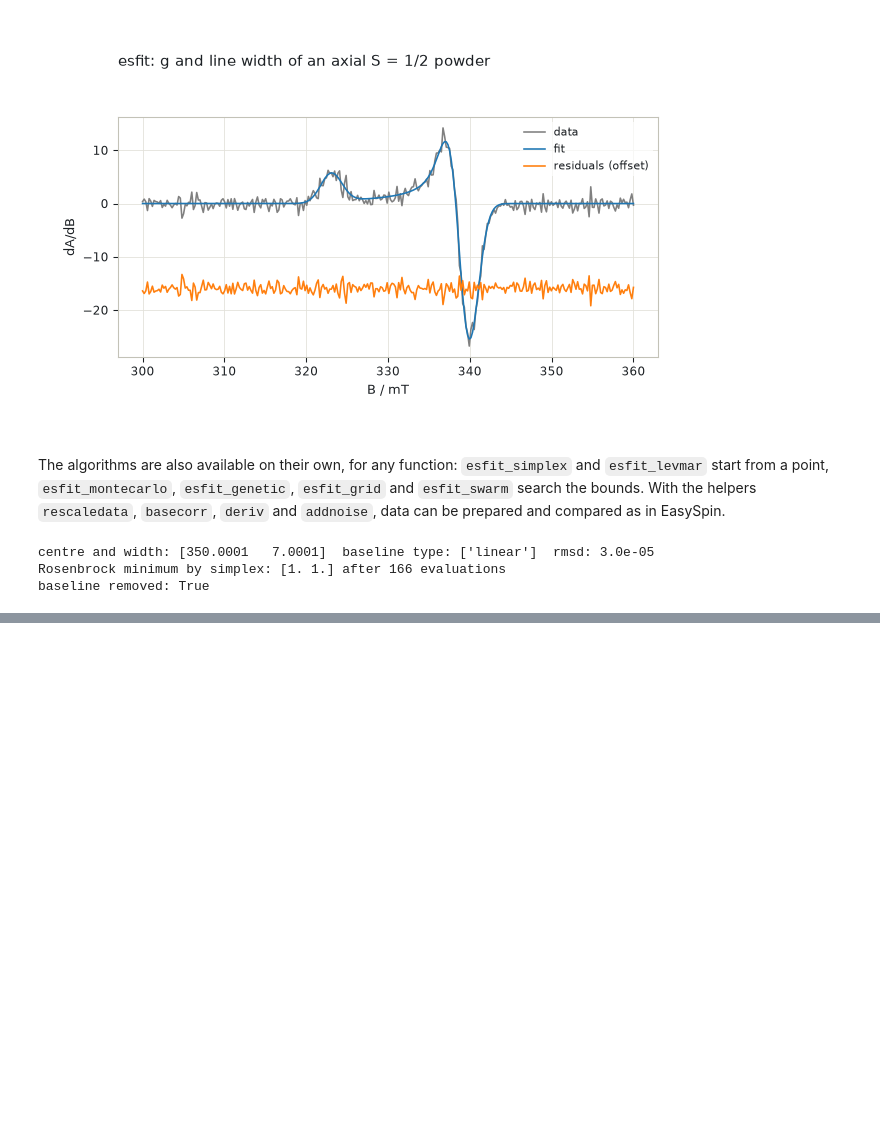
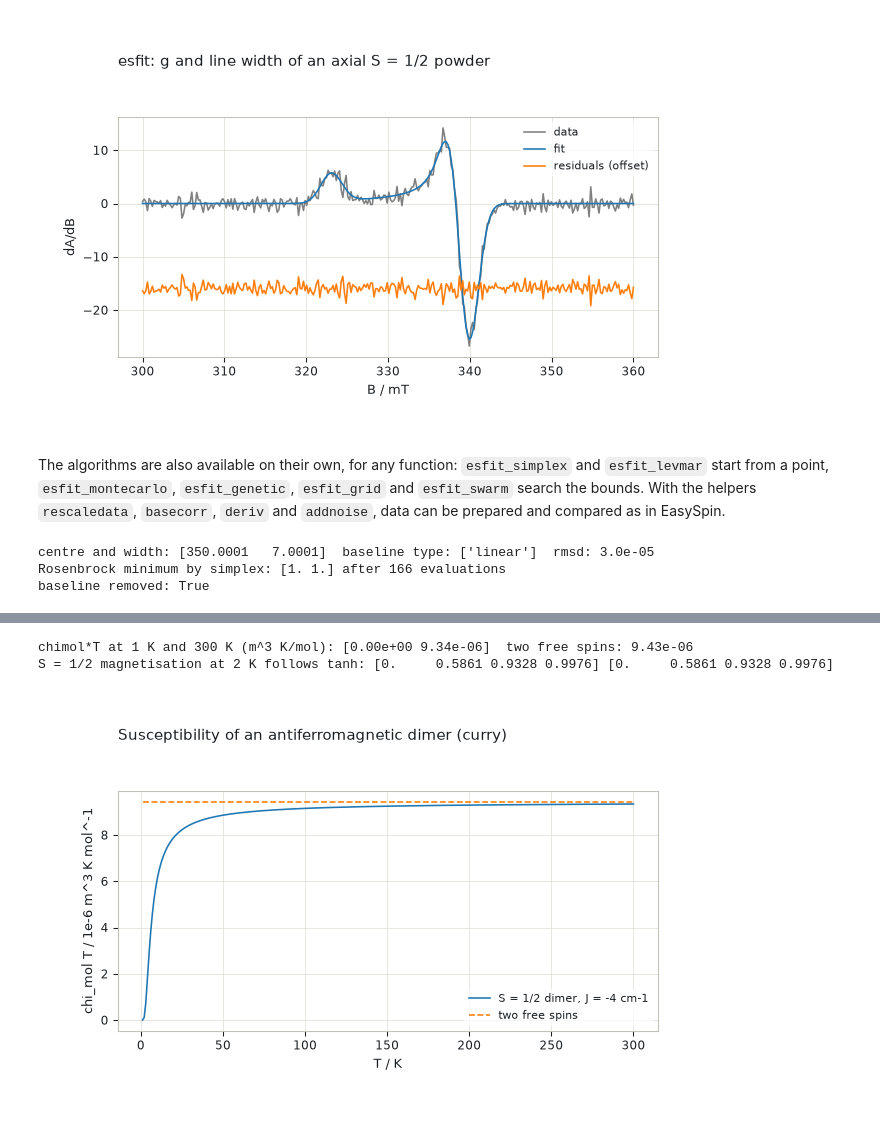
Before and after one commit to ajerschow/spynach, a Jupyter notebook: docs/notebooks/epreasy.ipynb, the cells around one changed output, grey strips where cells are left out. Cells and saved outputs as stored; diff of their text form; code cells hidden in the pictures; blank space fills up the shorter version.

```diff
--- a/docs/notebooks/epreasy.ipynb
+++ b/docs/notebooks/epreasy.ipynb
@@ -587,0 +601,21 @@ not ported.
+# %%
+dimer = {"S": [0.5, 0.5], "g": [2, 2], "ee": 2 * 4 * 30e3}  # antiferromagnetic exchange, J = -4 cm^-1 as ee = -2J
+T = np.arange(1, 301.0)
+chimolT = es.curry(dimer, {"Temperature": T, "Field": 100}, {"Output": "chimolT"})
+curie = 2 * 0.5 * 1.5 * 4 * es.mu0 * es.bmagn**2 * es.avogadro / 3 / es.boltzm  # two uncoupled S = 1/2 at high temperature
+print("chimol*T at 1 K and 300 K (m^3 K/mol):", chimolT.ravel()[[0, -1]].round(8), " two free spins:", round(curie, 8))
+mu = es.curry({"S": 0.5, "g": 2.0}, {"Temperature": 2.0, "Field": [0, 2000, 5000, 10000]}, {"Output": "muBM"})
+print("S = 1/2 magnetisation at 2 K follows tanh:", mu.ravel().round(4), np.tanh(es.bmagn * np.array([0, 2, 5, 10]) / (es.boltzm * 2.0)).round(4))
+# %% [output]
+chimol*T at 1 K and 300 K (m^3 K/mol): [0.00e+00 9.34e-06]  two free spins: 9.43e-06
+S = 1/2 magnetisation at 2 K follows tanh: [0.     0.5861 0.9328 0.9976] [0.     0.5861 0.9328 0.9976]
+# %%
+import plotly.graph_objects as go
+
+fig = go.Figure()
+fig.add_trace(go.Scatter(x=T, y=chimolT.ravel() * 1e6, mode="lines", name="S = 1/2 dimer, J = -4 cm-1"))
+fig.add_trace(go.Scatter(x=[T[0], T[-1]], y=[curie * 1e6] * 2, mode="lines", line={"dash": "dash"}, name="two free spins"))
+fig.update_layout(title="Susceptibility of an antiferromagnetic dimer (curry)", xaxis_title="T / K", yaxis_title="chi_mol T / 1e-6 m^3 K mol^-1", width=700, height=420)
+fig
+# %% [output]
+[figure, added]
```
Also changed, not shown: parts of 7 cells of this notebook, 19 other files.
